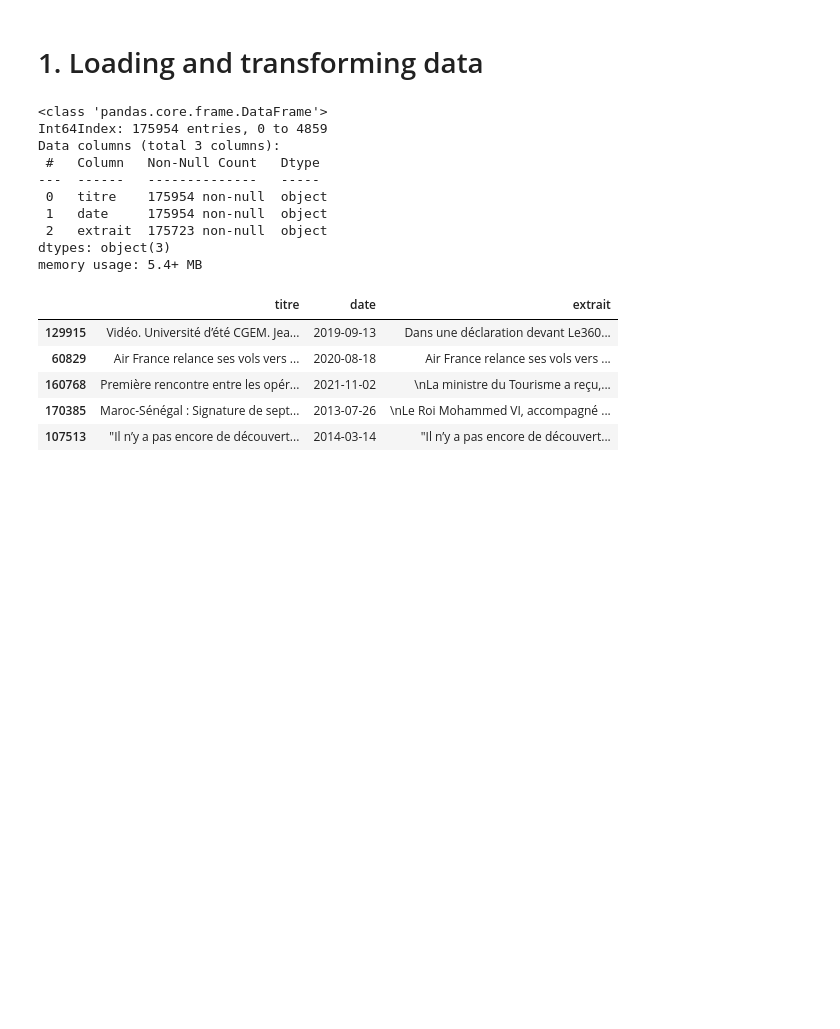
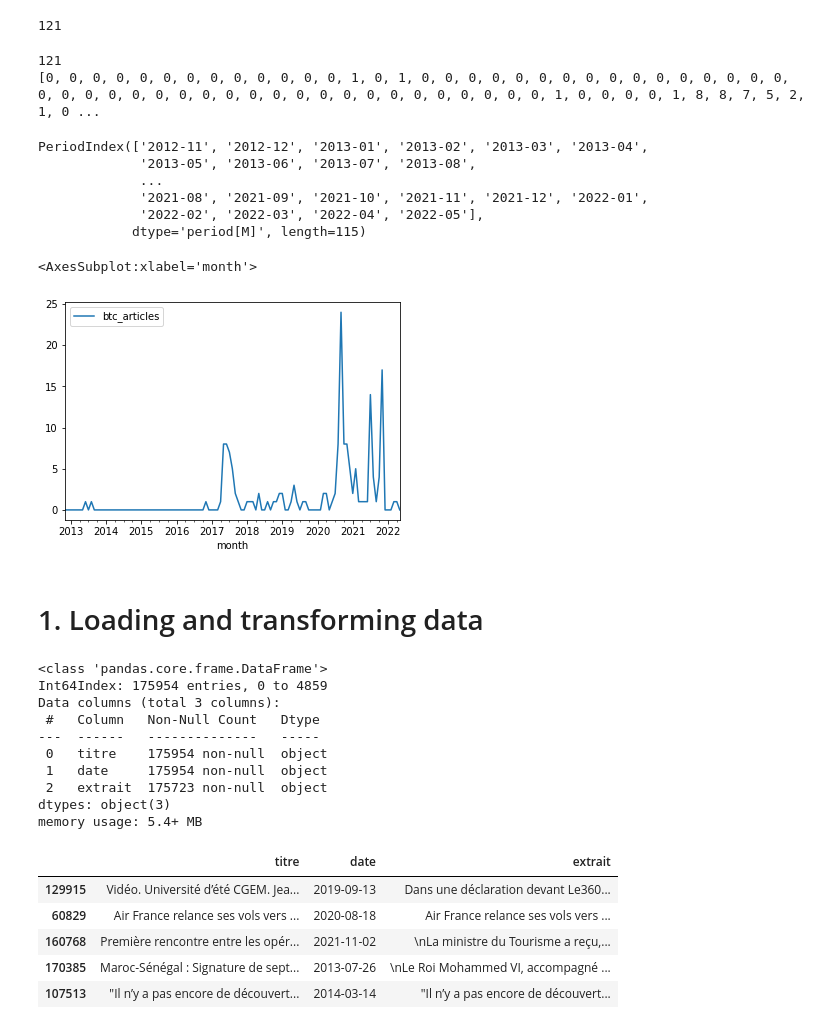
Before and after one commit to Hamid-abdellaoui/Bitcoin-penetration, a Jupyter notebook: Processing/test.ipynb, the cells around one changed output. Drawn from its saved outputs; the diff is of its cells as text; code cells hidden in the pictures; blank space fills up the shorter version.

```diff
--- a/Processing/test.ipynb
+++ b/Processing/test.ipynb
@@ -1,3 +23,62 @@
+# %%
+corpuses = []
+l_periods=list(set(df.period.values))
+l_periods.sort()
+for i in range(len(l_periods)-1) :
+    indice1=df.period.values.tolist().index(l_periods[i])
+    indice2=df.period.values.tolist().index(l_periods[i+1])
+    liste = []
+    for j in range(indice1,indice2,1):
+        liste.append(df.extrait.values[j])
+    corpuses.append(liste)
+
+
+print(len(corpuses))
+# %% [output]
+121
+# %%
+
+def check_word_in_article(article, dict):
+    test = False
+    for word in dict:
+        if word in article:
+            test = True
+            break
+    return test
+
+btc_articles = []
+for corpus in corpuses:
+    d=0
+    for article in corpus:
+        if check_word_in_article(article, dict1) or check_word_in_article(article, dict2):
+            d+=1
+    btc_articles.append(d)
+print(len(btc_articles))
+print(btc_articles)
+# %% [output]
+121
+[0, 0, 0, 0, 0, 0, 0, 0, 0, 0, 0, 0, 0, 1, 0, 1, 0, 0, 0, 0, 0, 0, 0, 0, 0, 0, 0, 0, 0, 0, 0, 0, 0, 0, 0, 0, 0, 0, 0, 0, 0, 0, 0, 0, 0, 0, 0, 0, 0, 0, 0, 0, 0, 0, 1, 0, 0, 0, 0, 1, 8, 8, 7, 5, 2, 1, 0 ...
+# %%
+min_month = "2012-11"
+max_month = "2022-5"
+months = pd.period_range(min_month, max_month, freq='M')
+months
+# %% [output]
+PeriodIndex(['2012-11', '2012-12', '2013-01', '2013-02', '2013-03', '2013-04',
+             '2013-05', '2013-06', '2013-07', '2013-08',
+             ...
+             '2021-08', '2021-09', '2021-10', '2021-11', '2021-12', '2022-01',
+             '2022-02', '2022-03', '2022-04', '2022-05'],
+            dtype='period[M]', length=115)
+# %%
+n_btc_articles=pd.DataFrame(btc_articles[6:], months, columns=['btc_articles']).reset_index().rename(columns={'index':'month'})
+# %%
+import matplotlib.pyplot as plt
+# plot the data
+n_btc_articles.plot(x='month', y='btc_articles', kind='line')
+# %% [output]
+<AxesSubplot:xlabel='month'>
+[figure, added]
 # %% [markdown]
 # 1. Loading and transforming data
 # %%
```
Also changed, not shown: parts of 2 cells of this notebook, 2 other files.
